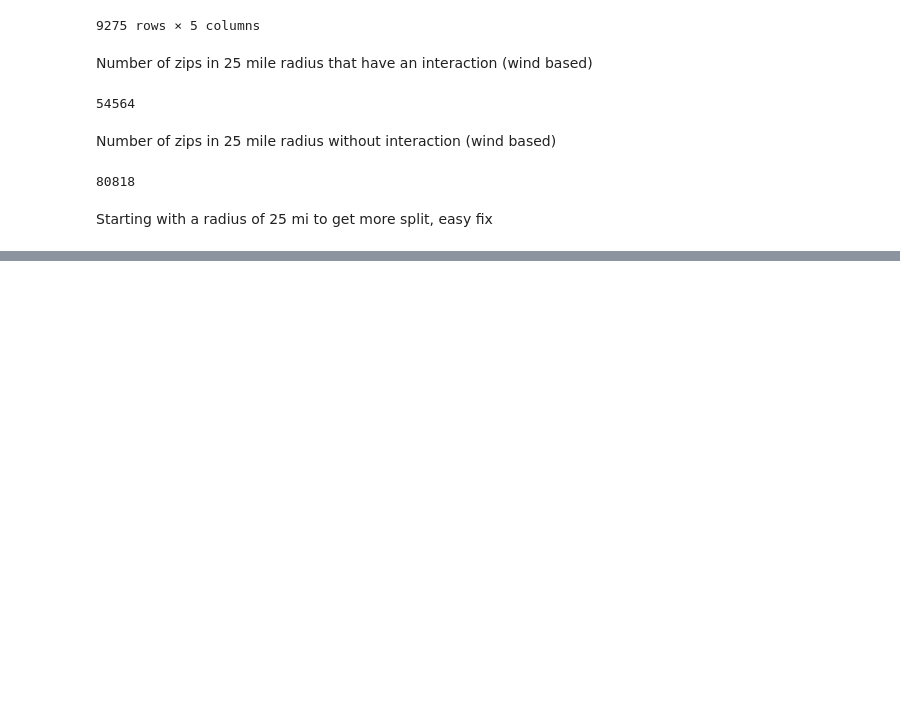
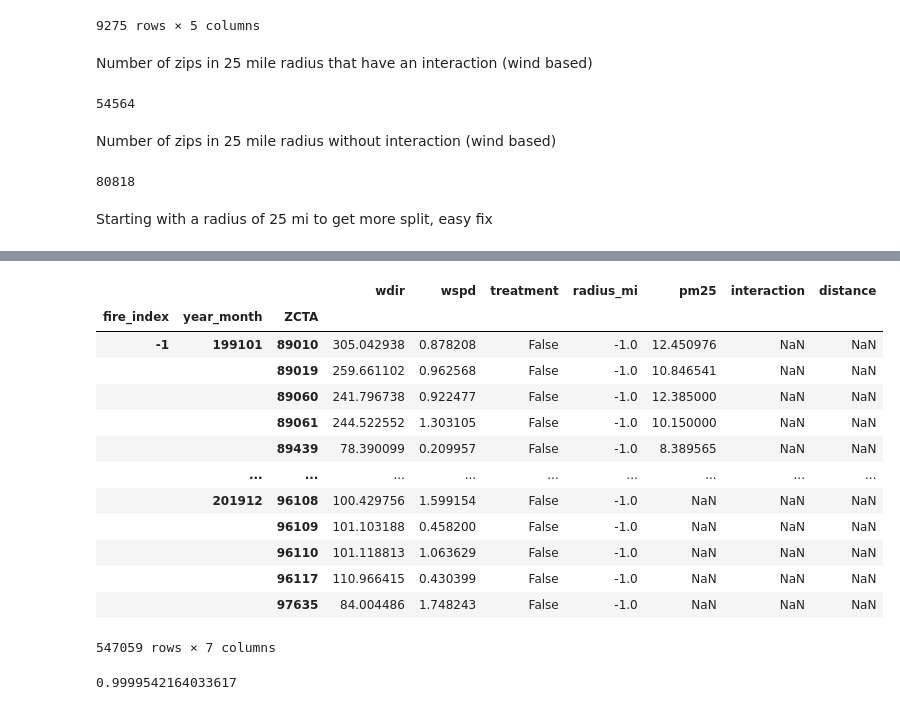
Before and after one commit to jmdatasci/fire_capstone, a Jupyter notebook: notebooks/4.1-jam-join_data_instrument_1.ipynb, the cells around one changed output, grey strips where cells are left out. Drawn from its saved outputs; the diff is of its cells as text; code cells hidden in the pictures; blank space fills up the shorter version.

```diff
--- a/notebooks/4.1-jam-join_data_instrument_1.ipynb
+++ b/notebooks/4.1-jam-join_data_instrument_1.ipynb
@@ -841,0 +791,22 @@ dist_df
+# %%
+model_df2 = model_df.set_index(['fire_index','year_month','ZCTA']).drop_duplicates()
+model_df2
+# %% [output]
+|  |  |  | wdir | wspd | treatment | radius_mi | pm25 | interaction | distance |
+| fire_index | year_month | ZCTA |  |  |  |  |  |  |  |
+| -1 | 199101 | 89010 | 305.042938 | 0.878208 | False | -1.0 | 12.450976 | NaN | NaN |
+|  |  | 89019 | 259.661102 | 0.962568 | False | -1.0 | 10.846541 | NaN | NaN |
+|  |  | 89060 | 241.796738 | 0.922477 | False | -1.0 | 12.385000 | NaN | NaN |
+|  |  | 89061 | 244.522552 | 1.303105 | False | -1.0 | 10.150000 | NaN | NaN |
+|  |  | 89439 | 78.390099 | 0.209957 | False | -1.0 | 8.389565 | NaN | NaN |
+|  | ... | ... | ... | ... | ... | ... | ... | ... | ... |
+|  | 201912 | 96108 | 100.429756 | 1.599154 | False | -1.0 | NaN | NaN | NaN |
+|  |  | 96109 | 101.103188 | 0.458200 | False | -1.0 | NaN | NaN | NaN |
+|  |  | 96110 | 101.118813 | 1.063629 | False | -1.0 | NaN | NaN | NaN |
+|  |  | 96117 | 110.966415 | 0.430399 | False | -1.0 | NaN | NaN | NaN |
+|  |  | 97635 | 84.004486 | 1.748243 | False | -1.0 | NaN | NaN | NaN |
+547059 rows × 7 columns
+# %%
+na.sum
+# %% [output]
+0.9999542164033617
```
Also changed, not shown: parts of 24 cells of this notebook, 2 other files.
